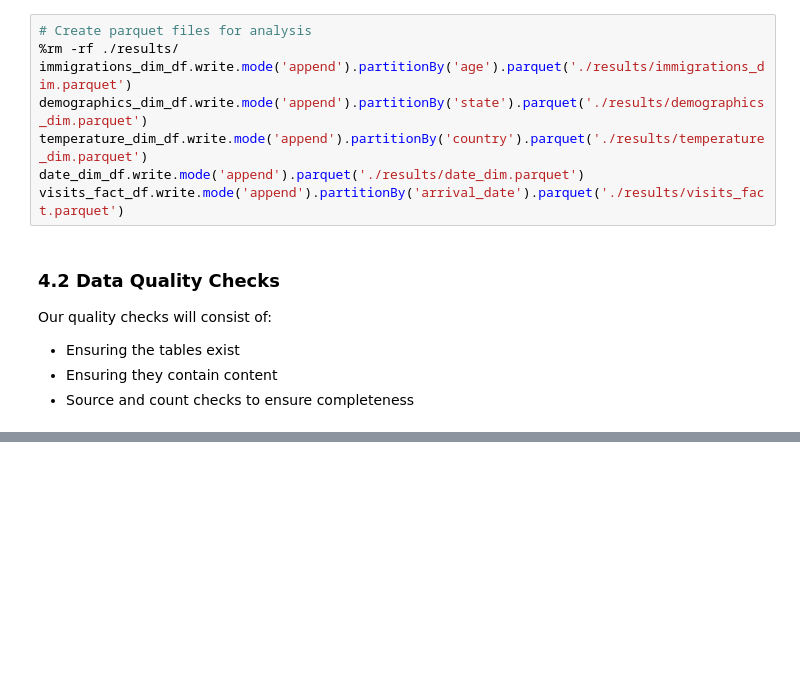
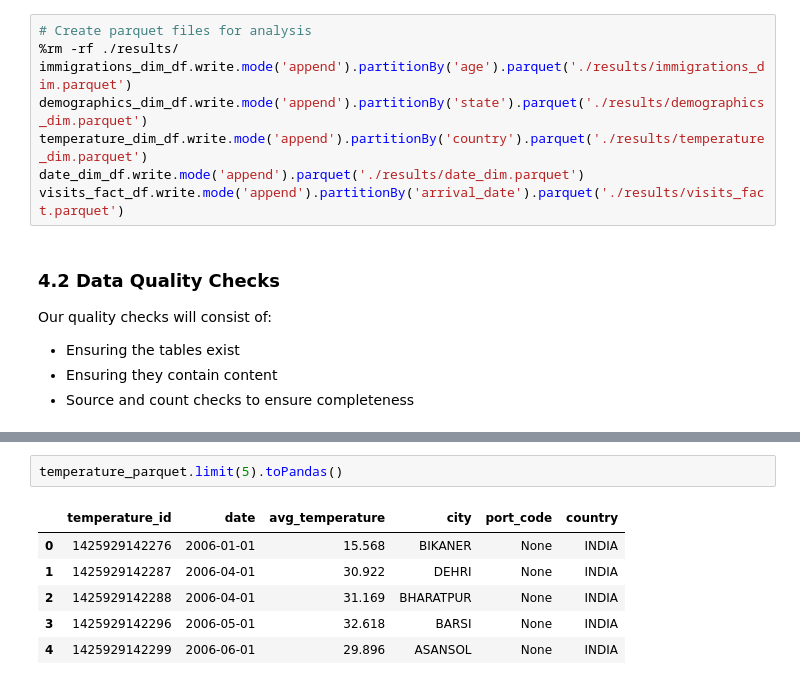
Before and after one commit to taylteller/data-engineering-pipeline, a Jupyter notebook: etl.ipynb, the cells around one changed output, grey strips where cells are left out. Drawn from its saved outputs; the diff is of its cells as text; blank space fills up the shorter version.

```diff
--- a/etl.ipynb
+++ b/etl.ipynb
@@ -498,0 +658,9 @@ Create a data dictionary for your data model. For each field, provide a brief de
+# %%
+temperature_parquet.limit(5).toPandas()
+# %% [output]
+|  | temperature_id | date | avg_temperature | city | port_code | country |
+| 0 | 1425929142276 | 2006-01-01 | 15.568 | BIKANER | None | INDIA |
+| 1 | 1425929142287 | 2006-04-01 | 30.922 | DEHRI | None | INDIA |
+| 2 | 1425929142288 | 2006-04-01 | 31.169 | BHARATPUR | None | INDIA |
+| 3 | 1425929142296 | 2006-05-01 | 32.618 | BARSI | None | INDIA |
+| 4 | 1425929142299 | 2006-06-01 | 29.896 | ASANSOL | None | INDIA |
```
Also changed, not shown: parts of 47 cells of this notebook, 2 other files.
